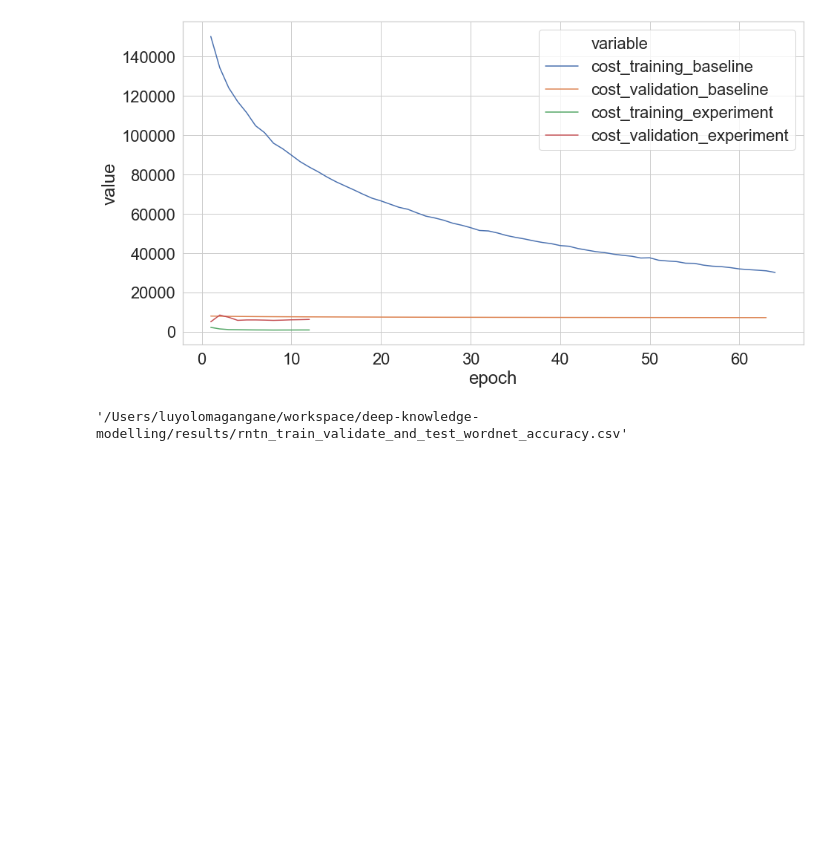
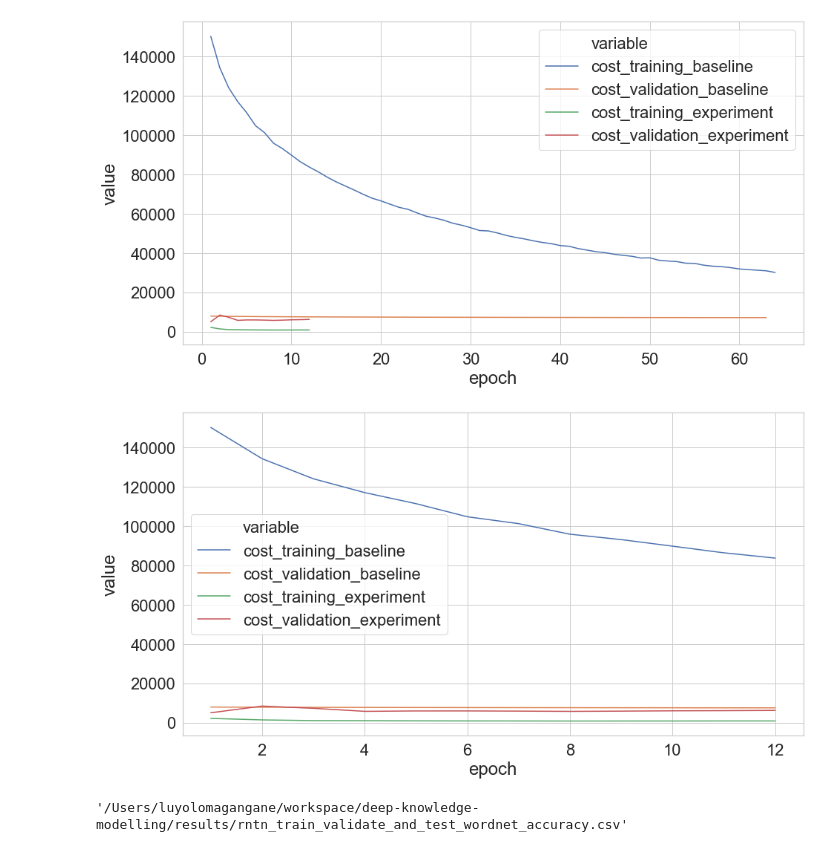
Before and after one commit to xhosaBoy/optimised-neural-tensor-network, a Jupyter notebook: notebooks/Wordnet_Results.ipynb, the cells around one changed output. Drawn from its saved outputs; the diff is of its cells as text; code cells hidden in the pictures; blank space fills up the shorter version.

Commit message:
Recursive Neural Tensor Networks Wordnet Results
Present visualisations and best test accuracies.

```diff
--- a/notebooks/Wordnet_Results.ipynb
+++ b/notebooks/Wordnet_Results.ipynb
@@ -77,6 +77,14 @@ ax = sns.lineplot(x='epoch', y='value', hue='variable', data=pd.melt(results_cos
 plt.savefig('Wordnet_Cost_Results.png', bbox_inches = "tight", format='PNG')
 # %% [output]
 [figure]
+# %%
+plt.figure(figsize=(15, 8))
+sns.set(font_scale=2)
+sns.set_style("whitegrid")
+ax = sns.lineplot(x='epoch', y='value', hue='variable', data=pd.melt(results_cost[:12], ['epoch']))
+plt.savefig('Wordnet_Cost_Results_Early_Stopping.png', bbox_inches = "tight", format='PNG')
+# %% [output]
+[figure, added]
 # %%
 path = get_path('rntn_train_validate_and_test_wordnet_accuracy.csv', 'results')
 path
```
Also changed, not shown: parts of 4 cells of this notebook.
